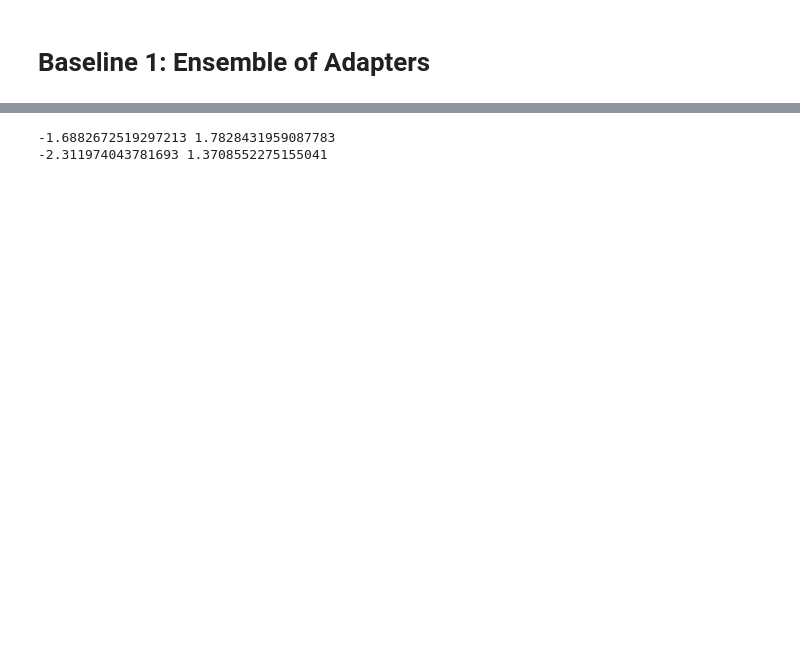
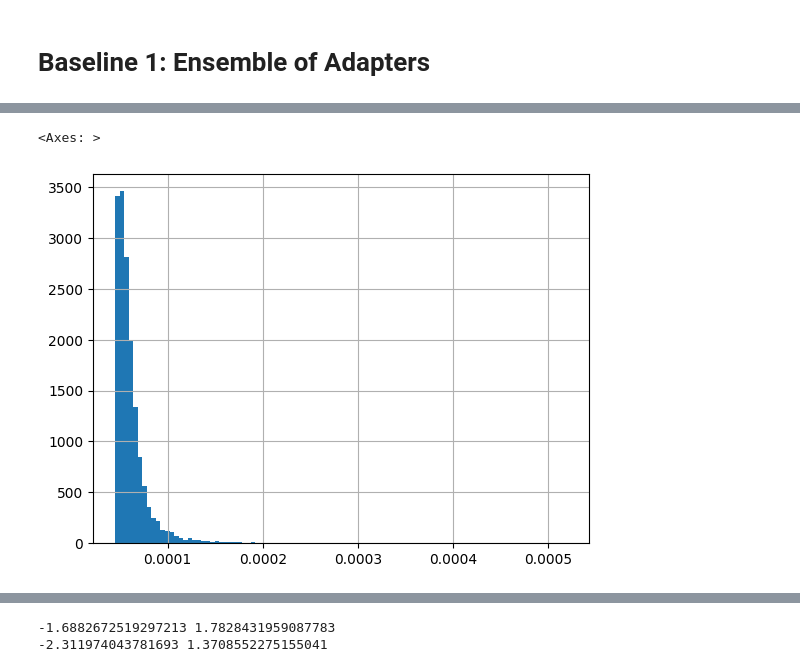
Before and after one commit to luckeciano/BAL-PM, a Jupyter notebook: jupyter/UncertaintyBaselinesEvaluation.ipynb, the cells around one changed output, grey strips where cells are left out. Drawn from its saved outputs; the diff is of its cells as text; code cells hidden in the pictures; blank space fills up the shorter version.

```diff
--- a/jupyter/UncertaintyBaselinesEvaluation.ipynb
+++ b/jupyter/UncertaintyBaselinesEvaluation.ipynb
@@ -110,3 +124,13 @@ final_rewards.head()
+# %%
+def softmax(x, temperature=0.5):
+    e_x = np.exp(x / temperature)
+    return e_x / e_x.sum(axis=0)
+# %%
+soft_probs = softmax(final_rewards['PrefProbVariance'], temperature=0.005)
+soft_probs.hist(bins=100)
+# %% [output]
+<Axes: >
+[figure, added]
 # %%
 def compute_ce(final_rewards):
     final_rewards['Error'] = (final_rewards['PrefProbAverage'] < 0.5) * 1.0
```
Also changed, not shown: parts of 20 cells of this notebook, 8 other files.
